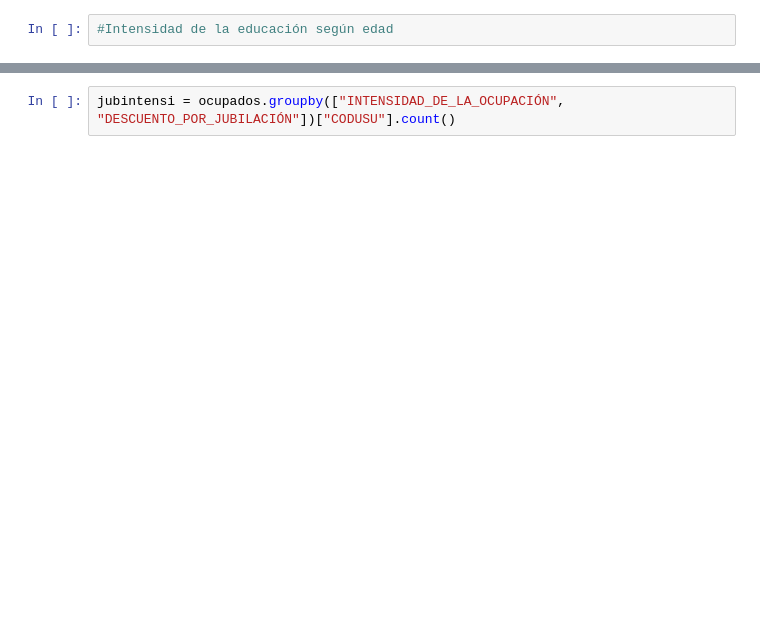
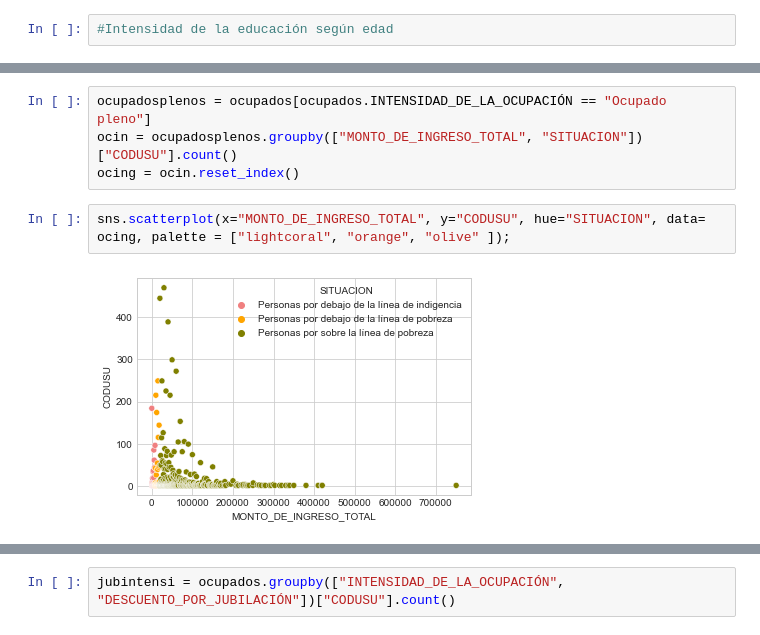
Before and after one commit to VioleCP/EPH-subocupacion, a Jupyter notebook: Subocupación Argentina.ipynb, the cells around one changed output, grey strips where cells are left out. Saved outputs shown, nothing was run; the diff lists cells and outputs as text; blank space fills up the shorter version.

```diff
--- a/Subocupación Argentina.ipynb
+++ b/Subocupación Argentina.ipynb
@@ -696,0 +734,8 @@ Name: MONTO_DE_INGRESO_TOTAL, dtype: float64
+# %%
+ocupadosplenos = ocupados[ocupados.INTENSIDAD_DE_LA_OCUPACIÓN == "Ocupado pleno"]
+ocin = ocupadosplenos.groupby(["MONTO_DE_INGRESO_TOTAL", "SITUACION"])["CODUSU"].count()
+ocing = ocin.reset_index()
+# %%
+sns.scatterplot(x="MONTO_DE_INGRESO_TOTAL", y="CODUSU", hue="SITUACION", data= ocing, palette = ["lightcoral", "orange", "olive" ]);
+# %% [output]
+[figure, added]
```
Also changed, not shown: parts of 37 cells of this notebook.
